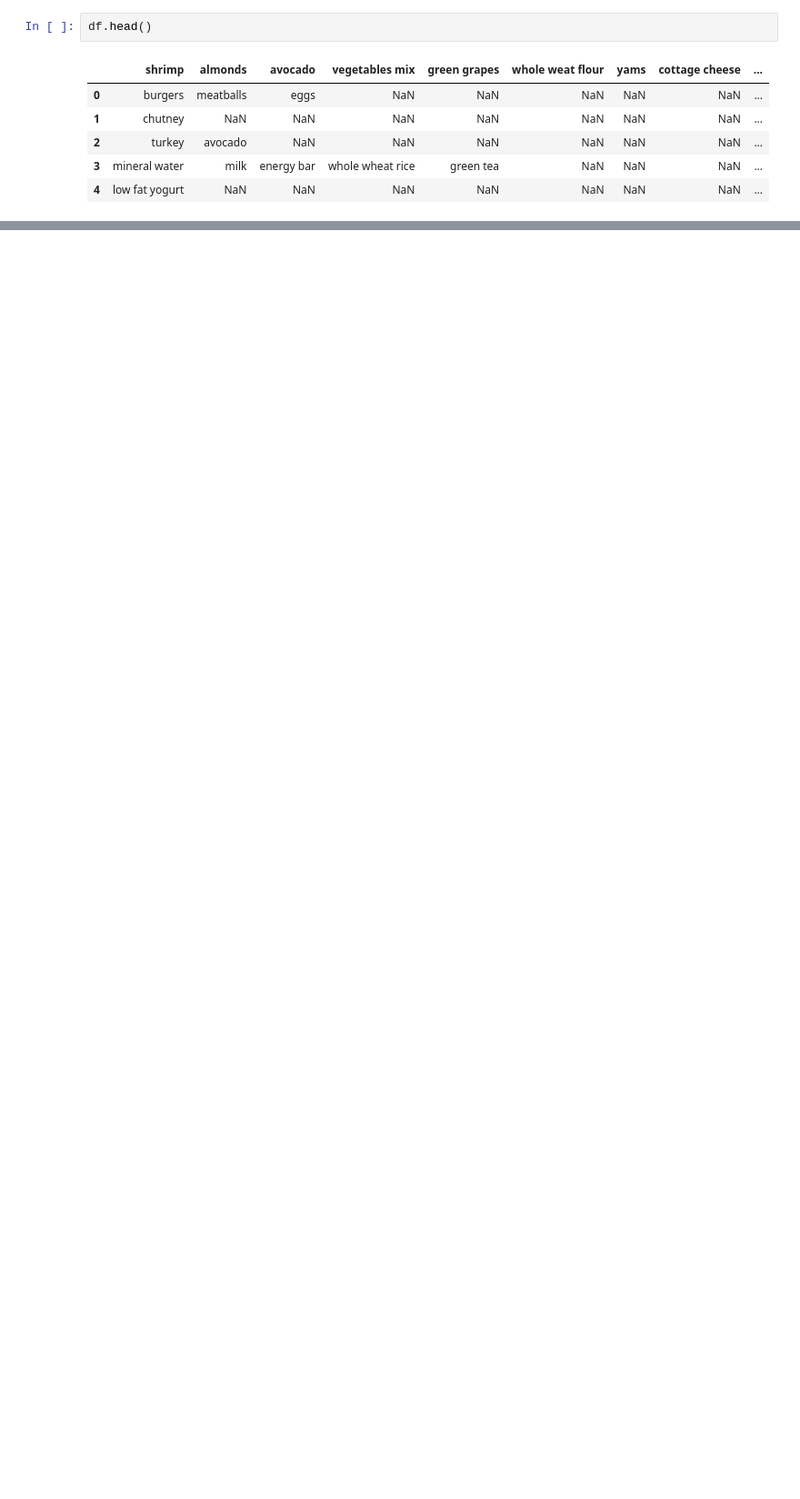
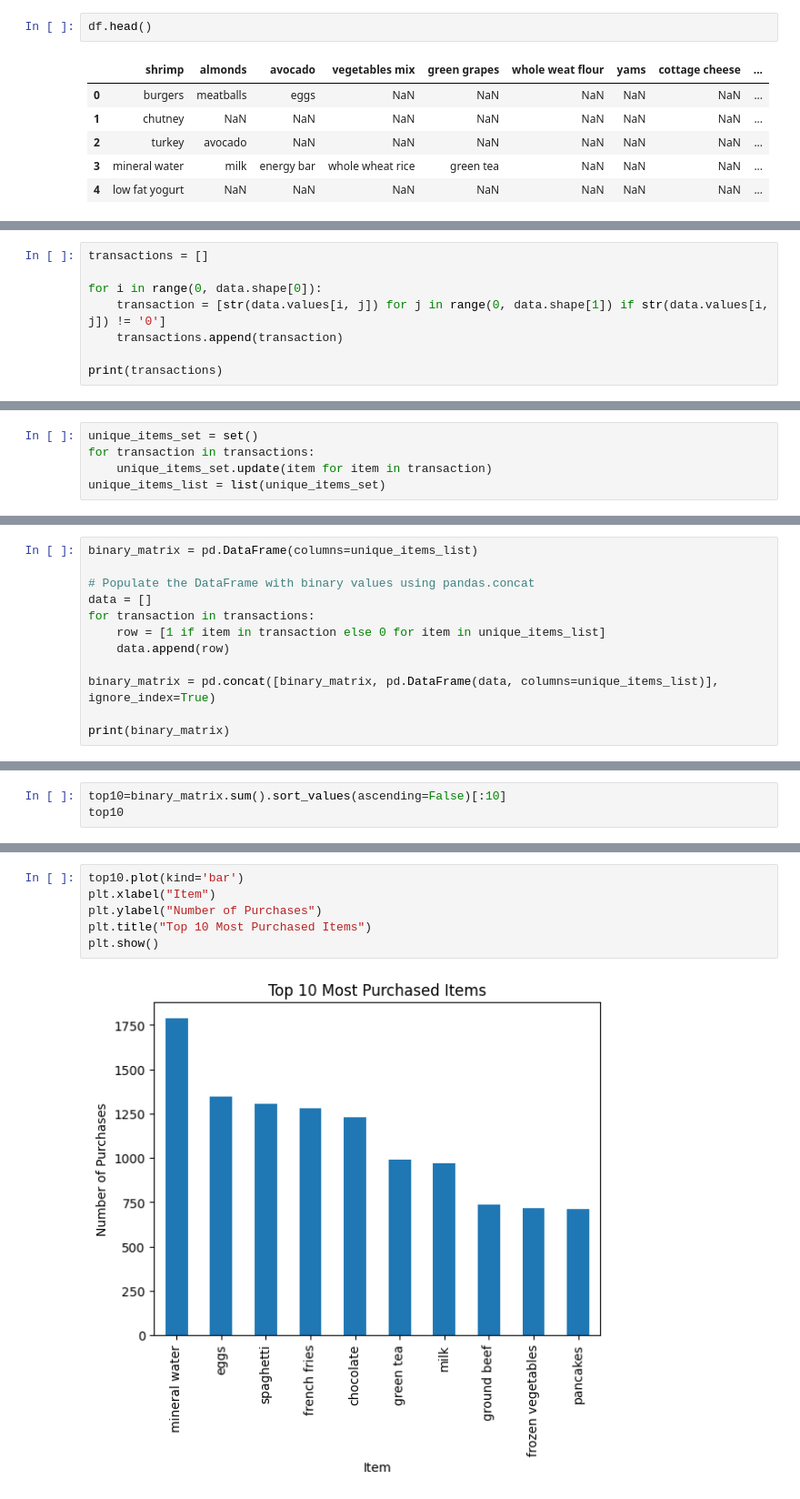
Before and after one commit to SanjayS2348553/AiML, a Jupyter notebook: 2348553_Lab03.ipynb, the cells around one changed output, grey strips where cells are left out. Shown at 91% size. Saved outputs shown, nothing was run; the diff lists cells and outputs as text; blank space fills up the shorter version.

```diff
--- a/2348553_Lab03.ipynb
+++ b/2348553_Lab03.ipynb
@@ -276,0 +143,8 @@ rules.sort_values(by = 'lift', ascending = False)
+# %%
+transactions = []
+
+for i in range(0, data.shape[0]):
+    transaction = [str(data.values[i, j]) for j in range(0, data.shape[1]) if str(data.values[i, j]) != '0']
+    transactions.append(transaction)
+
+print(transactions)
@@ -276,0 +153,5 @@ rules.sort_values(by = 'lift', ascending = False)
+# %%
+unique_items_set = set()
+for transaction in transactions:
+    unique_items_set.update(item for item in transaction)
+unique_items_list = list(unique_items_set)
@@ -276,0 +162,12 @@ rules.sort_values(by = 'lift', ascending = False)
+# %%
+binary_matrix = pd.DataFrame(columns=unique_items_list)
+
+# Populate the DataFrame with binary values using pandas.concat
+data = []
+for transaction in transactions:
+    row = [1 if item in transaction else 0 for item in unique_items_list]
+    data.append(row)
+
+binary_matrix = pd.concat([binary_matrix, pd.DataFrame(data, columns=unique_items_list)], ignore_index=True)
+
+print(binary_matrix)
@@ -276,0 +192,3 @@ rules.sort_values(by = 'lift', ascending = False)
+# %%
+top10=binary_matrix.sum().sort_values(ascending=False)[:10]
+top10
@@ -276,0 +209,8 @@ rules.sort_values(by = 'lift', ascending = False)
+# %%
+top10.plot(kind='bar')
+plt.xlabel("Item")
+plt.ylabel("Number of Purchases")
+plt.title("Top 10 Most Purchased Items")
+plt.show()
+# %% [output]
+[figure, added]
```
Also changed, not shown: parts of 51 cells of this notebook.
